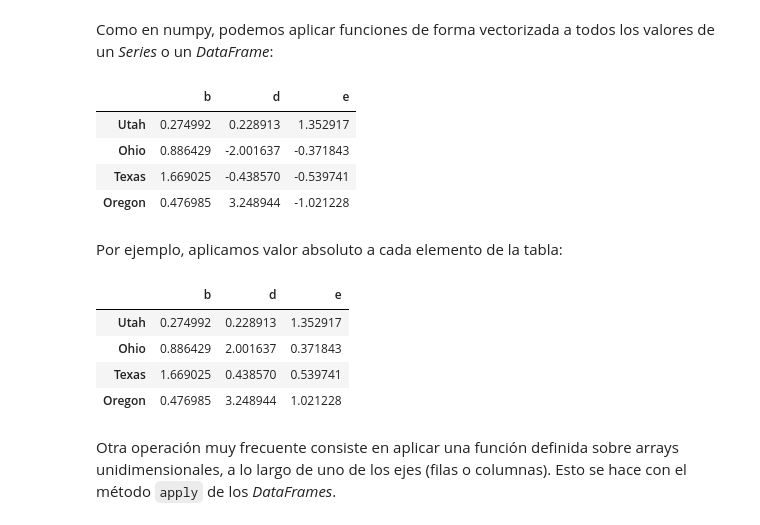
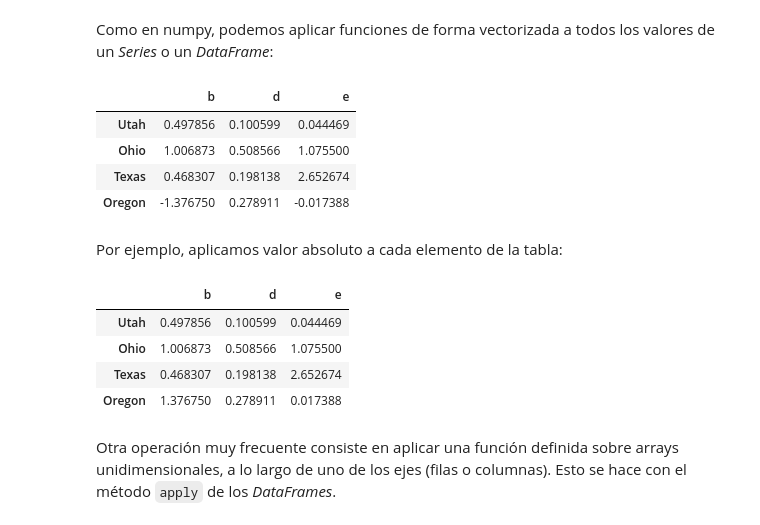
Before and after one commit to javlintor/curso-python-us, a Jupyter notebook: _sources/notebooks/pandas/introduction-pandas.ipynb, the cells around one changed output. Drawn from its saved outputs; the diff is of its cells as text; code cells hidden in the pictures.

```diff
--- a/_sources/notebooks/pandas/introduction-pandas.ipynb
+++ b/_sources/notebooks/pandas/introduction-pandas.ipynb
@@ -848,25 +846,28 @@ df1.reindex(columns=df2.columns, fill_value=0)
 # %% [markdown]
 Como en numpy, podemos aplicar funciones de forma vectorizada a todos los valores de un *Series* o un *DataFrame*:
 # %%
-frame = pd.DataFrame(np.random.randn(4, 3), columns=list('bde'),
-                     index=['Utah', 'Ohio', 'Texas', 'Oregon'])
+frame = pd.DataFrame(
+    np.random.randn(4, 3),
+    columns=list('bde'),
+    index=['Utah', 'Ohio', 'Texas', 'Oregon']
+)
 frame
 # %% [output]
 |  | b | d | e |
-| Utah | 0.274992 | 0.228913 | 1.352917 |
-| Ohio | 0.886429 | -2.001637 | -0.371843 |
-| Texas | 1.669025 | -0.438570 | -0.539741 |
-| Oregon | 0.476985 | 3.248944 | -1.021228 |
+| Utah | 0.497856 | 0.100599 | 0.044469 |
+| Ohio | 1.006873 | 0.508566 | 1.075500 |
+| Texas | 0.468307 | 0.198138 | 2.652674 |
+| Oregon | -1.376750 | 0.278911 | -0.017388 |
 # %% [markdown]
 Por ejemplo, aplicamos valor absoluto a cada elemento de la tabla:
 # %%
 np.abs(frame)
 # %% [output]
 |  | b | d | e |
-| Utah | 0.274992 | 0.228913 | 1.352917 |
-| Ohio | 0.886429 | 2.001637 | 0.371843 |
-| Texas | 1.669025 | 0.438570 | 0.539741 |
-| Oregon | 0.476985 | 3.248944 | 1.021228 |
+| Utah | 0.497856 | 0.100599 | 0.044469 |
+| Ohio | 1.006873 | 0.508566 | 1.075500 |
+| Texas | 0.468307 | 0.198138 | 2.652674 |
+| Oregon | 1.376750 | 0.278911 | 0.017388 |
 # %% [markdown]
 Otra operación muy frecuente consiste en aplicar una función definida sobre arrays unidimensionales, a lo largo de uno de los ejes (filas o columnas). Esto se hace con el método `apply` de los *DataFrames*.
 # %% [markdown]
```
Also changed, not shown: parts of 95 cells of this notebook, 3 other files.
